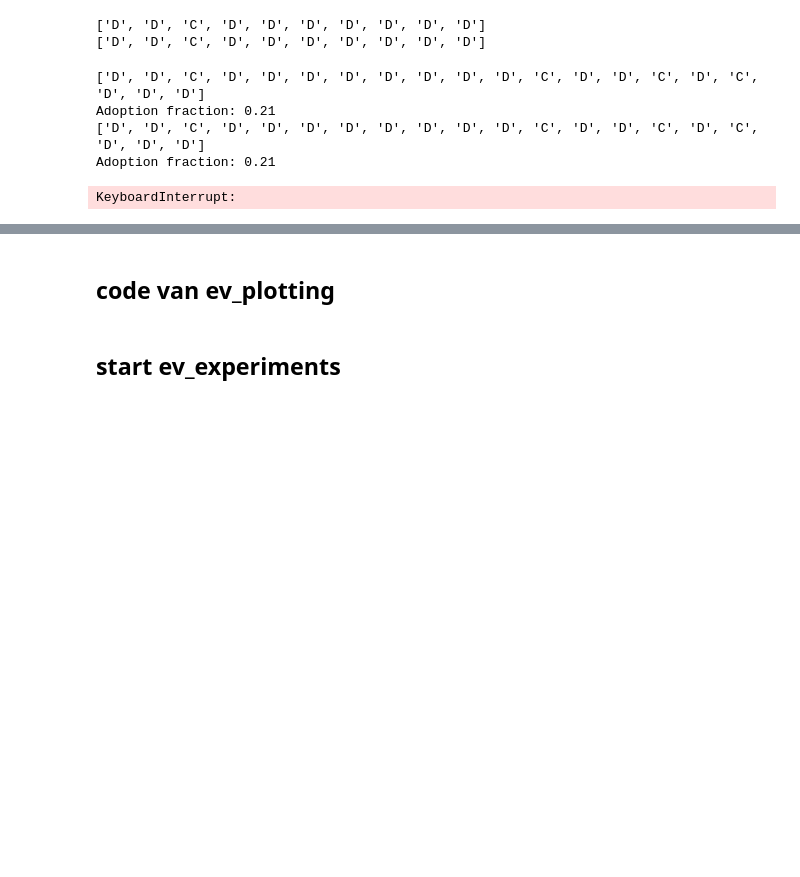
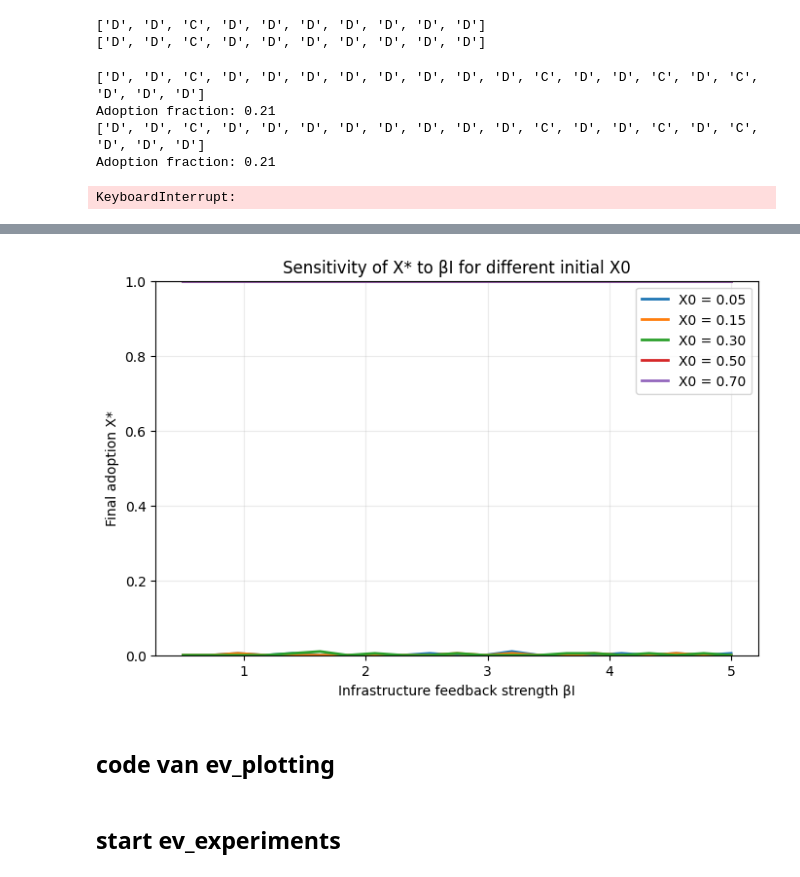
Before and after one commit to LenavanLeeuwen04/Assignment_3_MBD, a Jupyter notebook: testLena.ipynb, the cells around one changed output, grey strips where cells are left out. Drawn from its saved outputs; the diff is of its cells as text; code cells hidden in the pictures; blank space fills up the shorter version.

```diff
--- a/testLena.ipynb
+++ b/testLena.ipynb
@@ -814,3 +961,83 @@ Samenvatting resultaten:
+# %%
+def run_multi_X0_betaI_sweep(
+    model_class,
+    X0_values = [0.05, 0.15, 0.30, 0.50, 0.70],
+    beta_values = np.linspace(0.5, 5.0, 21),
+    ratio = 2.3,
+    I0 = 0.05,
+    T = 200,
+    n_nodes = 200,
+    b = 1.0,
+    g_I = 0.05,
+    network_type = "random",
+    strategy_choice_func = "logit",
+    tau = 1.0,
+    out_path = None
+):
+    """
+    Generates a sensitivity plot:
+    curves of X* vs βI for different initial adoption X0.
+    """
+    all_results = {}
+
+    for X0_frac in X0_values:
+        results = []
+
+        for beta_I in beta_values:
+            initial_ev = int(round(X0_frac * n_nodes))
+            a0 = ratio * b - beta_I * I0  # maintain ratio at t=0
+
+            model = model_class(
+                initial_ev=initial_ev,
+                a0=a0,
+                beta_I=beta_I,
+                b=b,
+                g_I=g_I,
+                I0=I0,
+                n_nodes=n_nodes,
+                network_type=network_type,
+                collect=False,
+                strategy_choice_func=strategy_choice_func,
+                tau=tau,
+            )
+
+            for t in range(T):
+                model.step()
+
+            results.append(model.get_adoption_fraction())
+
+        all_results[X0_frac] = results
+
+    # --- Plot ---
+    fig, ax = plt.subplots(figsize=(8,5))
+
+    for X0_frac, X_final_list in all_results.items():
+        ax.plot(
+            beta_values,
+            X_final_list,
+            lw=2,
+            label=f"X0 = {X0_frac:.2f}"
+        )
+
+    ax.set_xlabel("Infrastructure feedback strength βI")
+    ax.set_ylabel("Final adoption X*")
+    ax.set_title("Sensitivity of X* to βI for different initial X0")
+    ax.set_ylim(0, 1)
+    ax.grid(True, alpha=0.25)
+    ax.legend()
+
+    if out_path is None:
+        out_path = os.path.join(os.getcwd(), "multi_betaI_sensitivity.png")
+
+    fig.savefig(out_path, dpi=150, bbox_inches="tight")
+    plt.show()
+
+    return all_results, out_path
+
+results, path = run_multi_X0_betaI_sweep(EVStagHuntModel)
+print()
+# %% [output]
+[figure, added]
 # %% [markdown]
 ## code van ev_plotting
 # %%
```
Also changed, not shown: parts of 8 cells of this notebook.
